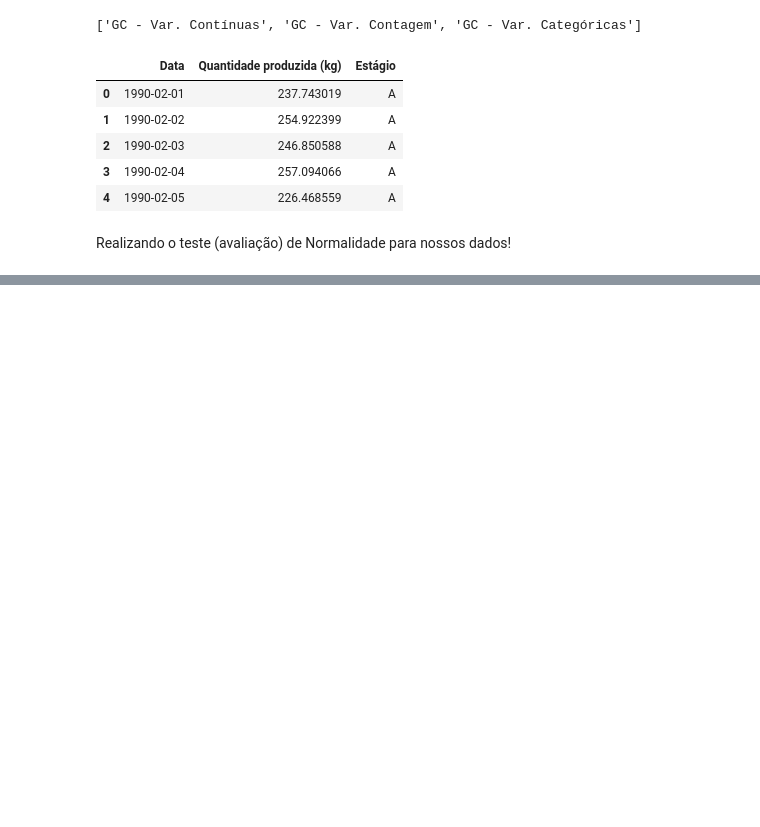
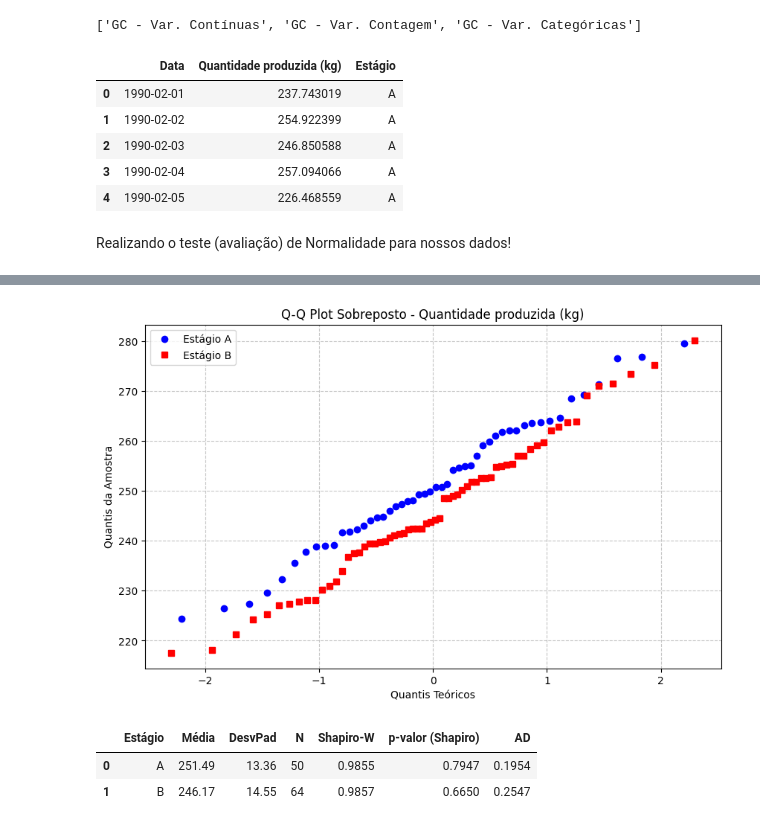
Before and after one commit to moises-rb/Analise_Dados, a Jupyter notebook: Green_Belt/2-Measure/DistribuicaoEstatistica/Gráfico_de_Individuais.ipynb, the cells around one changed output, grey strips where cells are left out. Cells and saved outputs as stored; diff of their text form; code cells hidden in the pictures; blank space fills up the shorter version.

```diff
--- a/Green_Belt/2-Measure/DistribuicaoEstatistica/Gráfico_de_Individuais.ipynb
+++ b/Green_Belt/2-Measure/DistribuicaoEstatistica/Gráfico_de_Individuais.ipynb
@@ -115,0 +105,53 @@ Iniciando análise de normalidade por Estágio...
+# %%
+variavel = 'Quantidade produzida (kg)'
+estagios = ['A', 'B']  # ou list(dados_aba1['Estágio'].unique())
+
+resultados = []
+
+plt.figure(figsize=(10, 6))
+
+for estagio, cor, marcador in zip(estagios, ['blue', 'red'], ['o', 's']):
+    dados = dados_aba1[dados_aba1['Estágio'] == estagio][variavel].dropna()
+
+    # Q-Q Plot
+    osm, osr = stats.probplot(dados, dist="norm", fit=False)
+    plt.plot(osm, osr, marker=marcador, linestyle='', label=f'Estágio {estagio}', color=cor)
+
+    # Teste de Shapiro-Wilk
+    stat_shapiro, p_shapiro = stats.shapiro(dados)
+
+    # Teste de Anderson-Darling
+    ad_result = stats.anderson(dados, dist='norm')
+    ad_stat = ad_result.statistic
+    # A interpretação do AD é diferente: quanto menor, mais normal. Não há p-valor direto.
+
+    # Dados estatísticos adicionais
+    media = dados.mean()
+    desvio = dados.std()
+    n = len(dados)
+
+    resultados.append({
+        'Estágio': estagio,
+        'Média': round(media, 2),
+        'DesvPad': round(desvio, 2),
+        'N': n,
+        'Shapiro-W': round(stat_shapiro, 4),
+        'p-valor (Shapiro)': round(p_shapiro, 4),
+        'AD': round(ad_stat, 4)
+    })
+
+plt.title(f'Q-Q Plot Sobreposto - {variavel}')
+plt.xlabel('Quantis Teóricos')
+plt.ylabel('Quantis da Amostra')
+plt.grid(True, linestyle='--', alpha=0.7)
+plt.legend()
+plt.show()
+
+# Exibir resultados como tabela
+df_resultados = pd.DataFrame(resultados)
+display(df_resultados)
+# %% [output]
+[figure, added]
+|  | Estágio | Média | DesvPad | N | Shapiro-W | p-valor (Shapiro) | AD |
+| 0 | A | 251.49 | 13.36 | 50 | 0.9855 | 0.7947 | 0.1954 |
+| 1 | B | 246.17 | 14.55 | 64 | 0.9857 | 0.6650 | 0.2547 |
```
Also changed, not shown: parts of 8 cells of this notebook, 2 other files.
